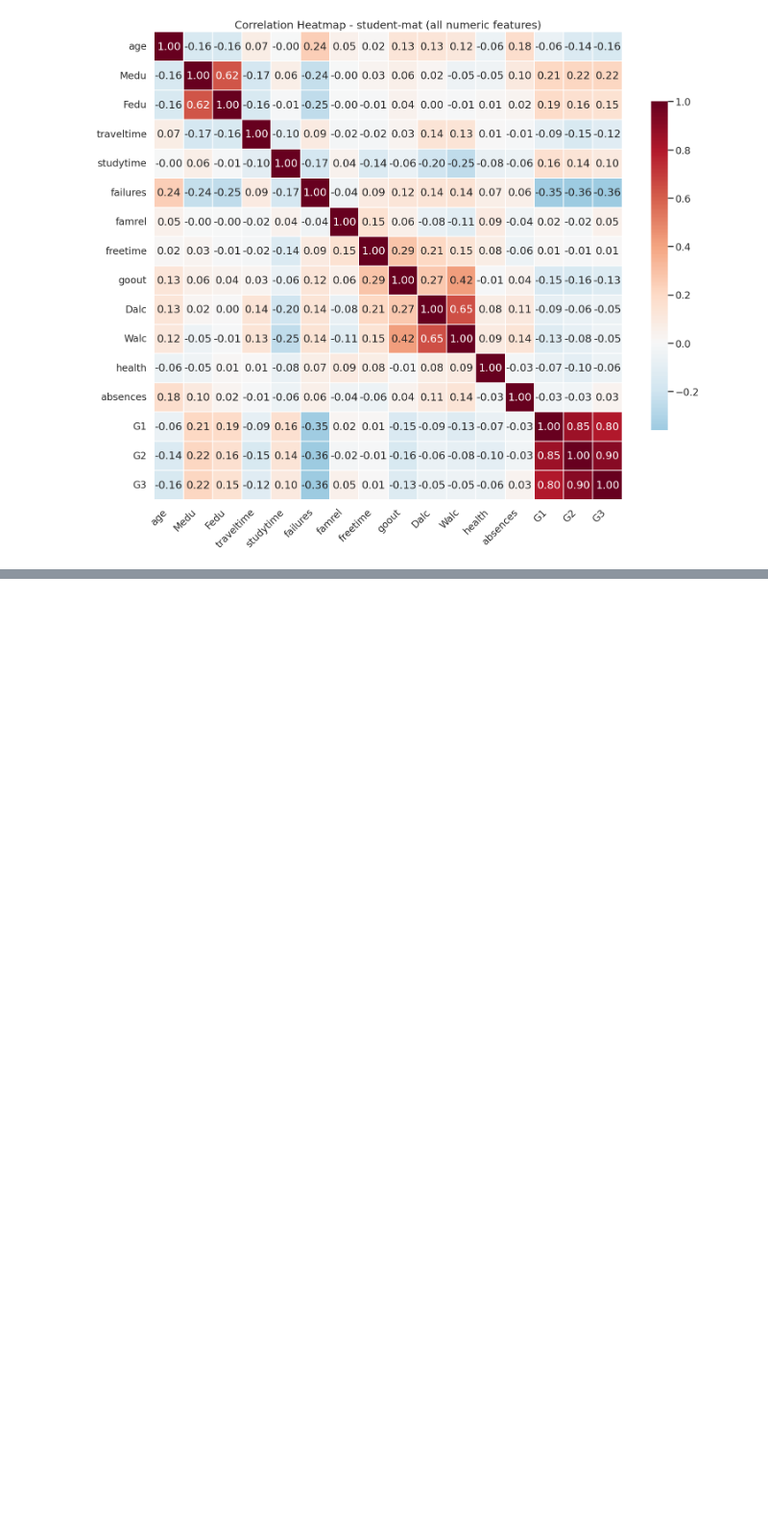
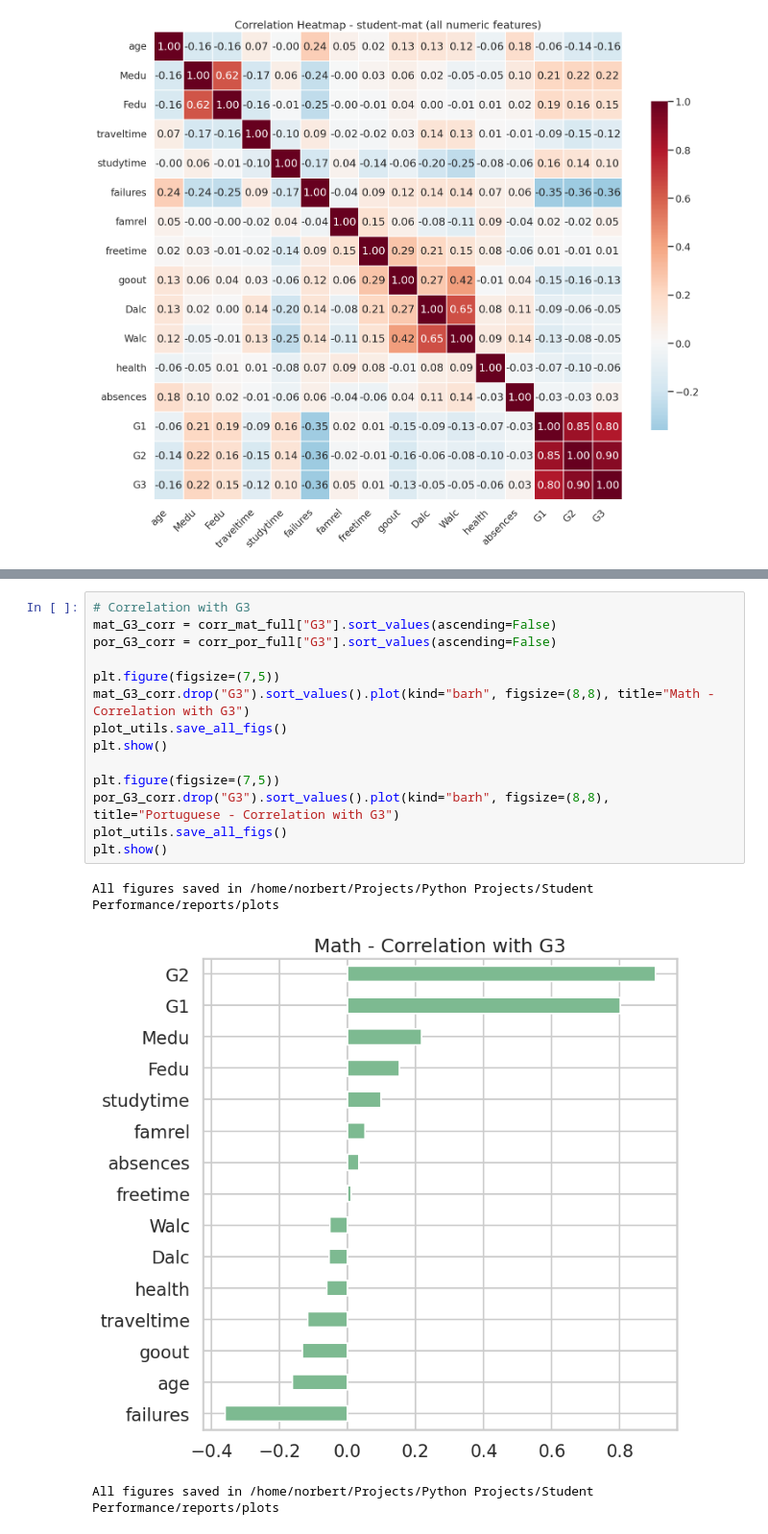
Before and after one commit to AliFazelniya/Student-Performance, a Jupyter notebook: notebooks/Analyze.ipynb, the cells around one changed output, grey strips where cells are left out. Shown at 96% size. Saved outputs shown, nothing was run; the diff lists cells and outputs as text; blank space fills up the shorter version.

```diff
--- a/notebooks/Analyze.ipynb
+++ b/notebooks/Analyze.ipynb
@@ -103 +104,19 @@ plot_corr_heatmap(corr_por_full, 'Correlation Heatmap - student-por (all numeric
 [figure]
+# %%
+# Correlation with G3
+mat_G3_corr = corr_mat_full["G3"].sort_values(ascending=False)
+por_G3_corr = corr_por_full["G3"].sort_values(ascending=False)
+
+plt.figure(figsize=(7,5))
+mat_G3_corr.drop("G3").sort_values().plot(kind="barh", figsize=(8,8), title="Math - Correlation with G3")
+plot_utils.save_all_figs()
+plt.show()
+
+plt.figure(figsize=(7,5))
+por_G3_corr.drop("G3").sort_values().plot(kind="barh", figsize=(8,8), title="Portuguese - Correlation with G3")
+plot_utils.save_all_figs()
+plt.show()
+# %% [output]
+All figures saved in /home/norbert/Projects/Python Projects/Student Performance/reports/plots
+[figure, added]
+All figures saved in /home/norbert/Projects/Python Projects/Student Performance/reports/plots
```
Also changed, not shown: parts of 3 cells of this notebook, 2 other files.
